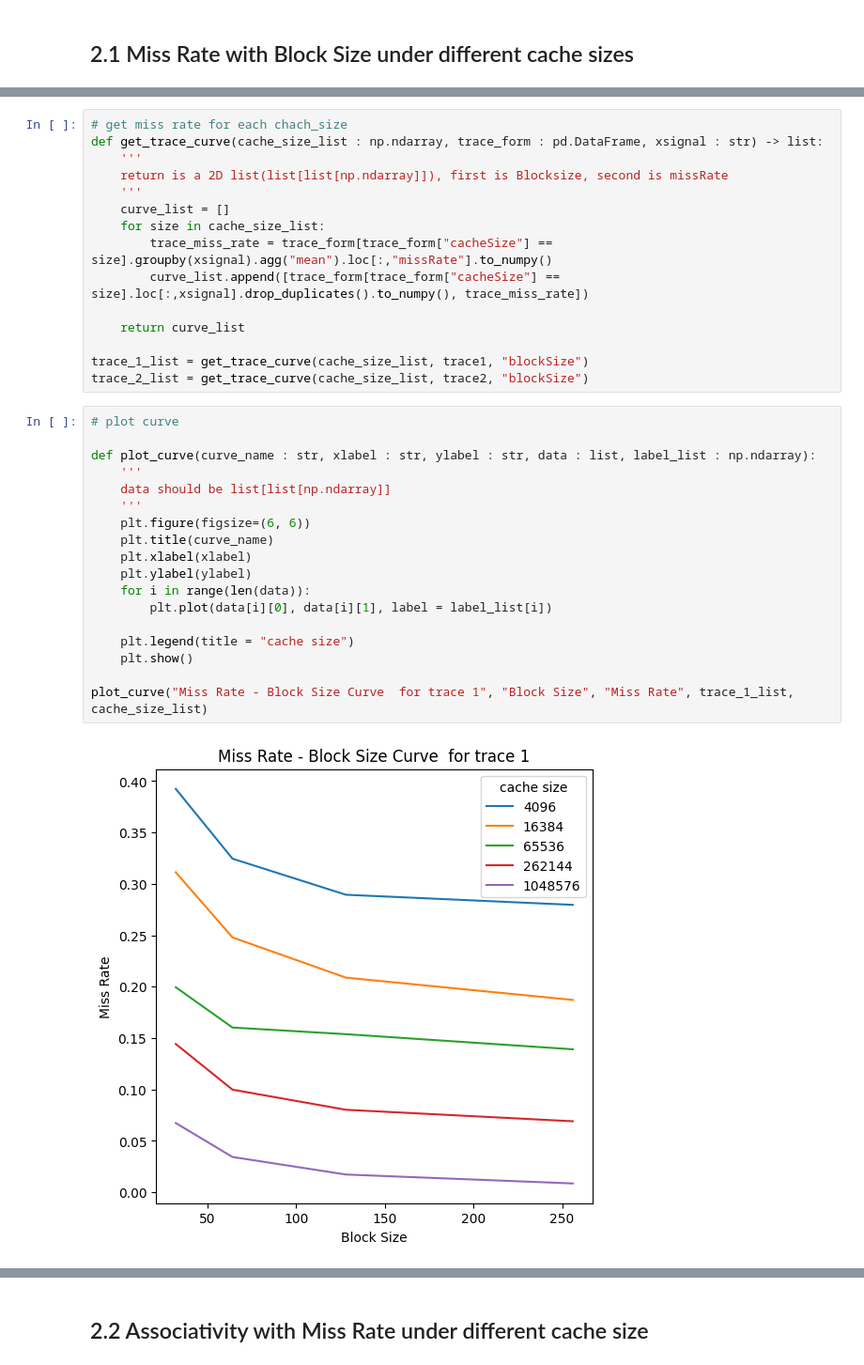
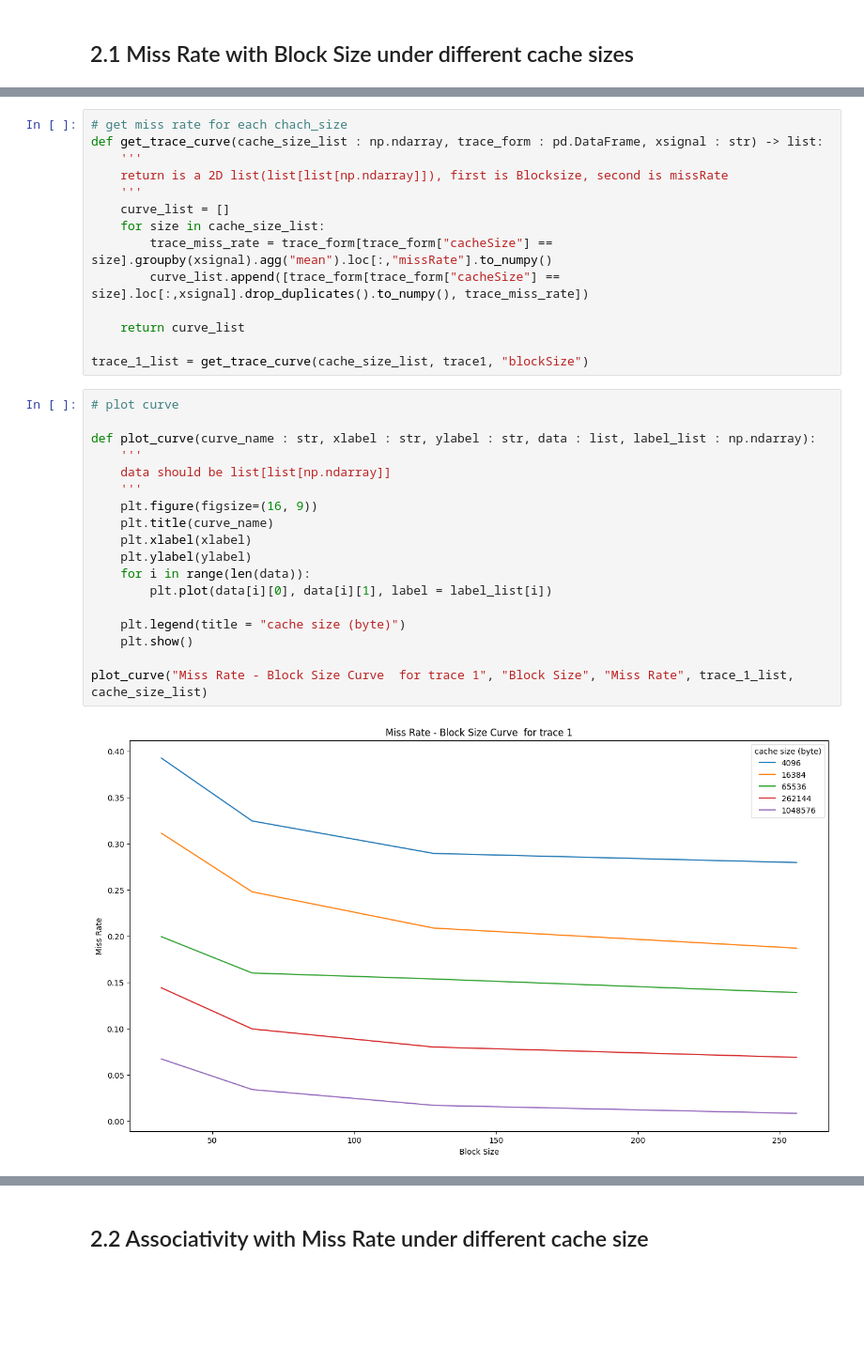
Before and after one commit to SP4595/CSC3050-project-3, a Jupyter notebook: analysis/analysis.ipynb, the cells around one changed output, grey strips where cells are left out. Shown at 94% size. Cells and saved outputs as stored; diff of their text form; blank space fills up the shorter version.

```diff
--- a/analysis/analysis.ipynb
+++ b/analysis/analysis.ipynb
@@ -78,24 +78,23 @@ def get_trace_curve(cache_size_list : np.ndarray, trace_form : pd.DataFrame, xsi
     return curve_list
 
 trace_1_list = get_trace_curve(cache_size_list, trace1, "blockSize")
-trace_2_list = get_trace_curve(cache_size_list, trace2, "blockSize")
 # %%
 # plot curve
 
 def plot_curve(curve_name : str, xlabel : str, ylabel : str, data : list, label_list : np.ndarray):
     '''
     data should be list[list[np.ndarray]]
     '''
-    plt.figure(figsize=(6, 6))
+    plt.figure(figsize=(16, 9))
     plt.title(curve_name)
     plt.xlabel(xlabel)
     plt.ylabel(ylabel)
     for i in range(len(data)):
         plt.plot(data[i][0], data[i][1], label = label_list[i])
 
-    plt.legend(title = "cache size")
+    plt.legend(title = "cache size (byte)")
     plt.show()
 
 plot_curve("Miss Rate - Block Size Curve  for trace 1", "Block Size", "Miss Rate", trace_1_list, cache_size_list)
 # %% [output]
-[figure, old version]
+[figure, new version]
```
Also changed, not shown: parts of 6 cells of this notebook, 52 other files.
